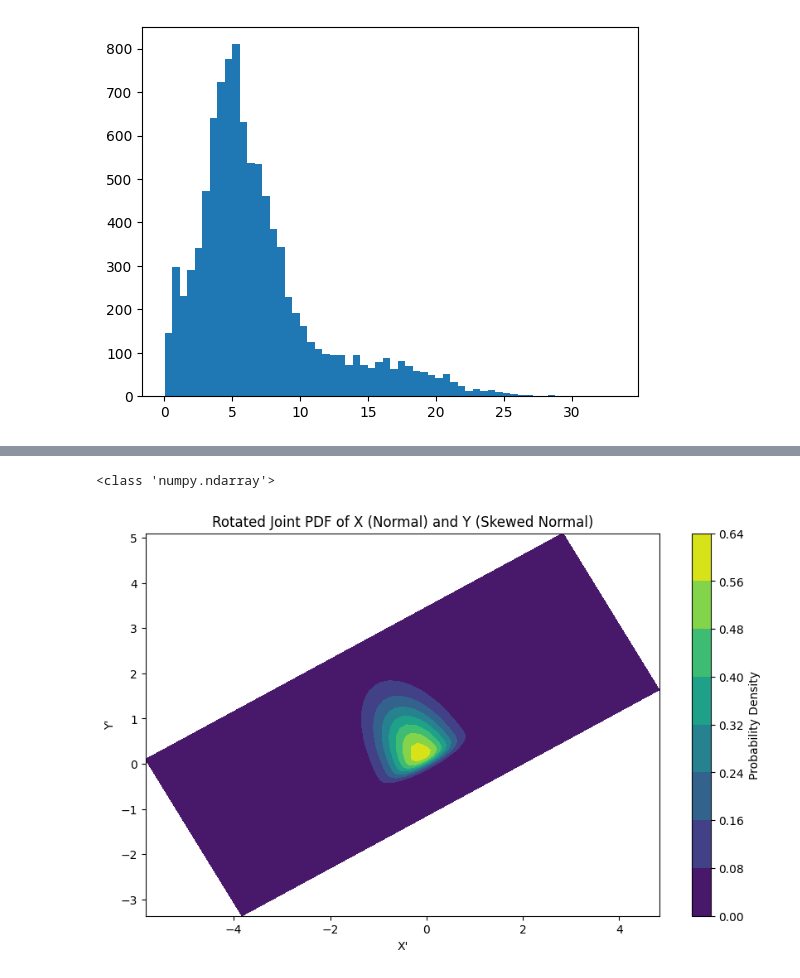
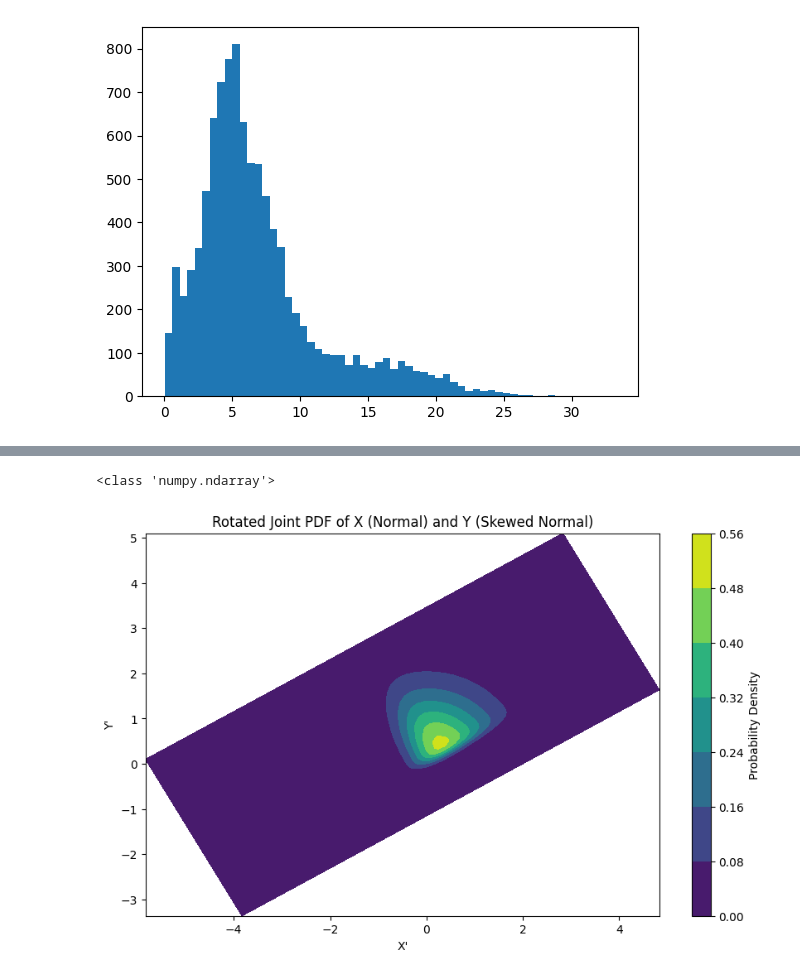
Before and after one commit to rudraravl/nfldatabowl2024, a Jupyter notebook: codemonkeynfl.ipynb, the cells around one changed output, grey strips where cells are left out. Cells and saved outputs as stored; diff of their text form; code cells hidden in the pictures.

```diff
--- a/codemonkeynfl.ipynb
+++ b/codemonkeynfl.ipynb
@@ -180,6 +180,11 @@ Index(['gameId', 'playId', 'ballCarrierId', 'ballCarrierDisplayName',
        'foulName1', 'foulName2', 'foulNFLId1', 'foulNFLId2',
        'gameClockSeconds'],
       dtype='object')
+# %%
+plays.drop(columns=['quarter', 'foulName1', 'foulName2', 'foulNFLId1', 'foulNFLId2', 'yardlineSide',
+                    'passLength', 'penaltyYards', 'prePenaltyPlayResult', 'playNullifiedByPenalty',
+                    'passProbability', 'preSnapHomeTeamWinProbability', 'preSnapVisitorTeamWinProbability', 'homeTeamWinProbabilityAdded',
+                    'visitorTeamWinProbilityAdded'], inplace=True)
 # %%
 #calculate distance threshold
 
@@ -367,35 +391,35 @@ y = np.random.normal(0, 1, n)
 a = 10  # skewness parameter
 x = skewnorm.rvs(a, size=n)
 
 # Points for calculating PDFs
 x_points = np.linspace(-5, 5, 70)
 y_points = np.linspace(-1, 3, 70)
-pdf_x_points = norm.pdf(x_points, loc=0, scale=0.5)
+pdf_x_points = skewnorm.pdf(x_points, 3)
 pdf_y_points = skewnorm.pdf(y_points, a)
 
 # Creating a meshgrid for the joint distribution
 X, Y = np.meshgrid(x_points, y_points)
 print(type(pdf_x_points))
 # Rotate each point in the meshgrid
 X_rot, Y_rot = np.empty_like(X), np.empty_like(Y)
 for i in range(X.shape[0]):
     for j in range(X.shape[1]):
         X_rot[i, j], Y_rot[i, j] = rotate_point(X[i, j], Y[i, j], theta)
 
 # Compute the joint PDF on the rotated grid
 joint_pdf_rotated = np.outer(pdf_y_points, pdf_x_points)
 
 # Plotting the rotated joint PDF
 plt.figure(figsize=(10, 6))
 plt.contourf(X_rot, Y_rot, joint_pdf_rotated, cmap="viridis")
 plt.colorbar(label='Probability Density')
 plt.title("Rotated Joint PDF of X (Normal) and Y (Skewed Normal)")
 plt.xlabel("X'")
 plt.ylabel("Y'")
 plt.show()
 # %% [output]
 <class 'numpy.ndarray'>
-[figure, old version]
+[figure, new version]
 # %%
 import matplotlib.pyplot as plt
 import matplotlib.patches as patches
```
Also changed, not shown: parts of 8 cells of this notebook.
